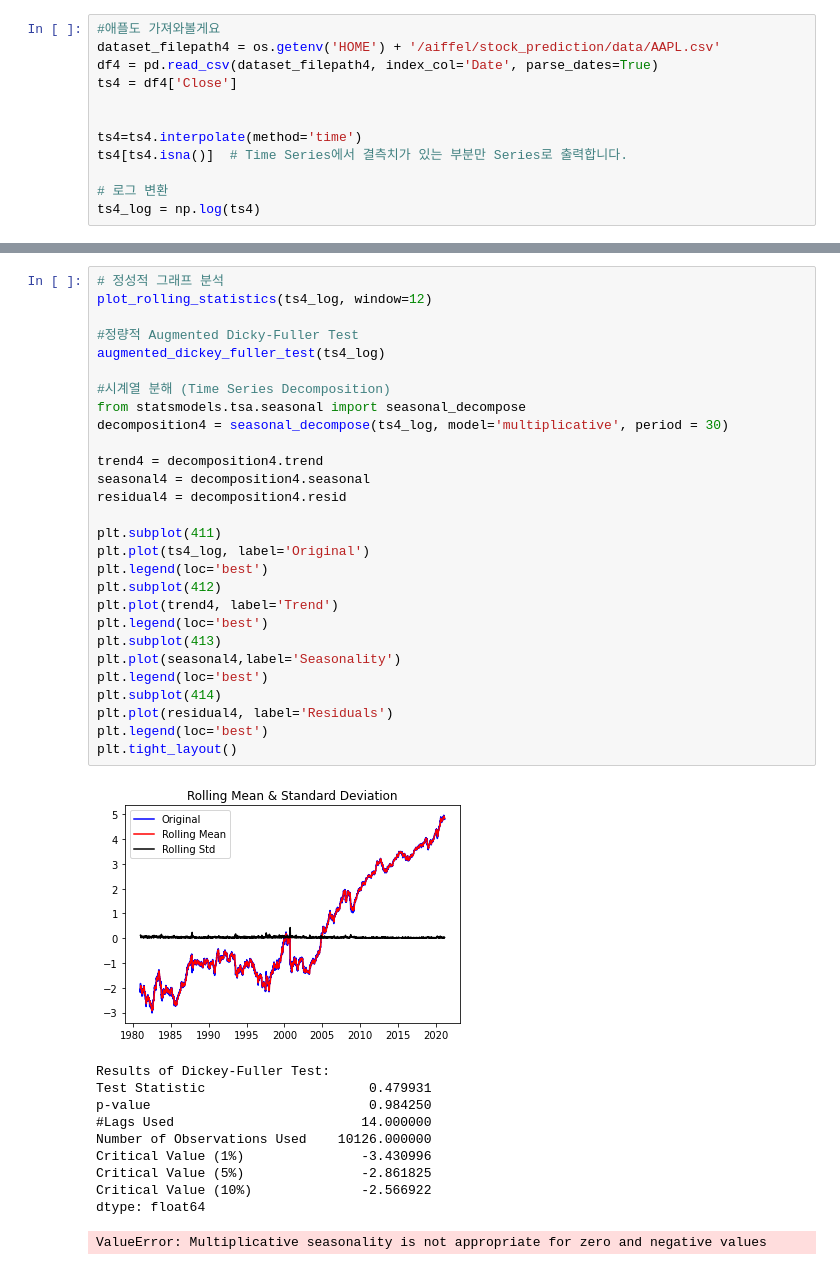
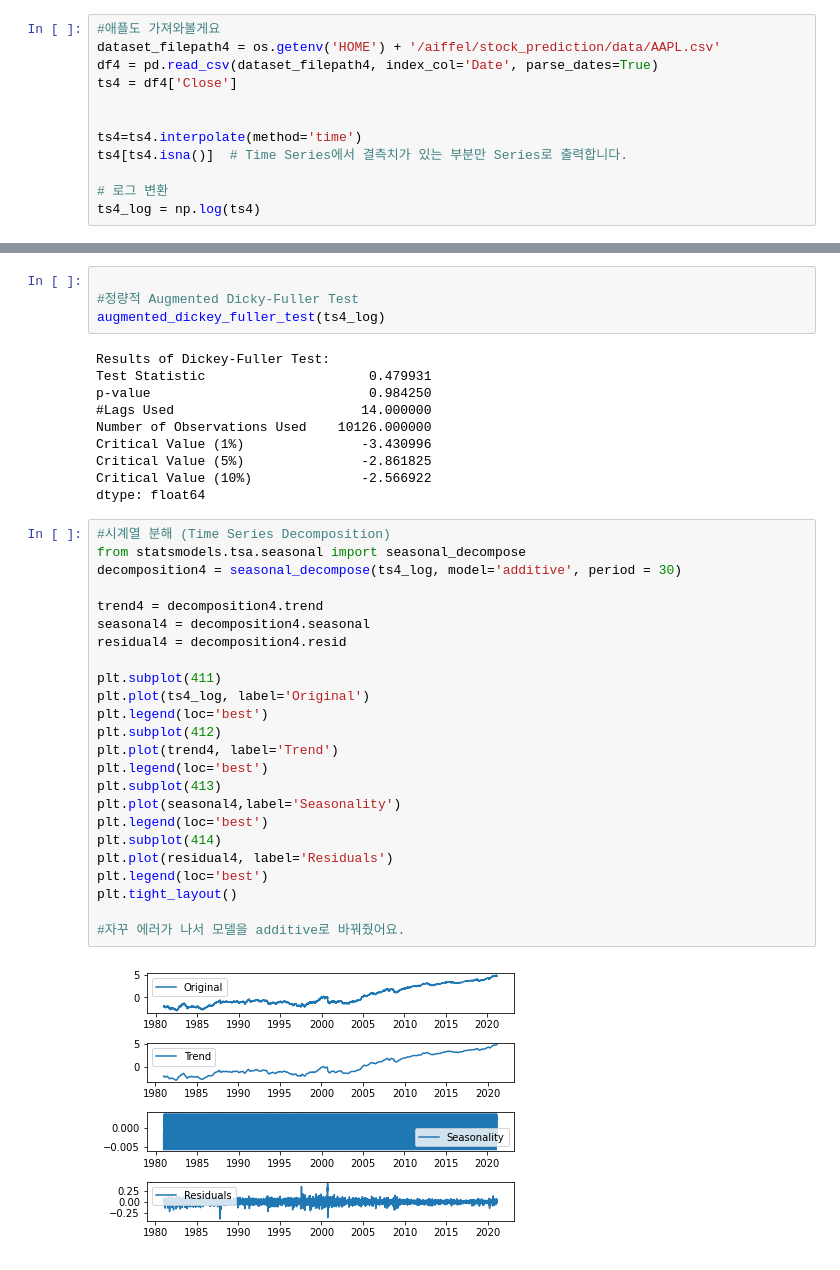
Before and after one commit to sonak-lll/new-start, a Jupyter notebook: [E13] Stock data prediction.ipynb, the cells around one changed output, grey strips where cells are left out. Saved outputs shown, nothing was run; the diff lists cells and outputs as text.

```diff
--- a/[E13] Stock data prediction.ipynb
+++ b/[E13] Stock data prediction.ipynb
@@ -881,40 +1033,40 @@ ts4_log = np.log(ts4)
+# %%
+
+#정량적 Augmented Dicky-Fuller Test
+augmented_dickey_fuller_test(ts4_log)
+# %% [output]
+Results of Dickey-Fuller Test:
+Test Statistic                     0.479931
+p-value                            0.984250
+#Lags Used                        14.000000
+Number of Observations Used    10126.000000
+Critical Value (1%)               -3.430996
+Critical Value (5%)               -2.861825
+Critical Value (10%)              -2.566922
+dtype: float64
 # %%
-# 정성적 그래프 분석
-plot_rolling_statistics(ts4_log, window=12)
-
-#정량적 Augmented Dicky-Fuller Test
-augmented_dickey_fuller_test(ts4_log)
-
 #시계열 분해 (Time Series Decomposition)
 from statsmodels.tsa.seasonal import seasonal_decompose
-decomposition4 = seasonal_decompose(ts4_log, model='multiplicative', period = 30)
+decomposition4 = seasonal_decompose(ts4_log, model='additive', period = 30)
 
 trend4 = decomposition4.trend
 seasonal4 = decomposition4.seasonal
 residual4 = decomposition4.resid
 
 plt.subplot(411)
 plt.plot(ts4_log, label='Original')
 plt.legend(loc='best')
 plt.subplot(412)
 plt.plot(trend4, label='Trend')
 plt.legend(loc='best')
 plt.subplot(413)
 plt.plot(seasonal4,label='Seasonality')
 plt.legend(loc='best')
 plt.subplot(414)
 plt.plot(residual4, label='Residuals')
 plt.legend(loc='best')
 plt.tight_layout()
+
+#자꾸 에러가 나서 모델을 additive로 바꿔줬어요.
 # %% [output]
-[figure, old version]
+[figure, new version]
-Results of Dickey-Fuller Test:
-Test Statistic                     0.479931
-p-value                            0.984250
-#Lags Used                        14.000000
-Number of Observations Used    10126.000000
-Critical Value (1%)               -3.430996
-Critical Value (5%)               -2.861825
-Critical Value (10%)              -2.566922
-dtype: float64
-ValueError: Multiplicative seasonality is not appropriate for zero and negative values
```
Also changed, not shown: parts of 44 cells of this notebook.
